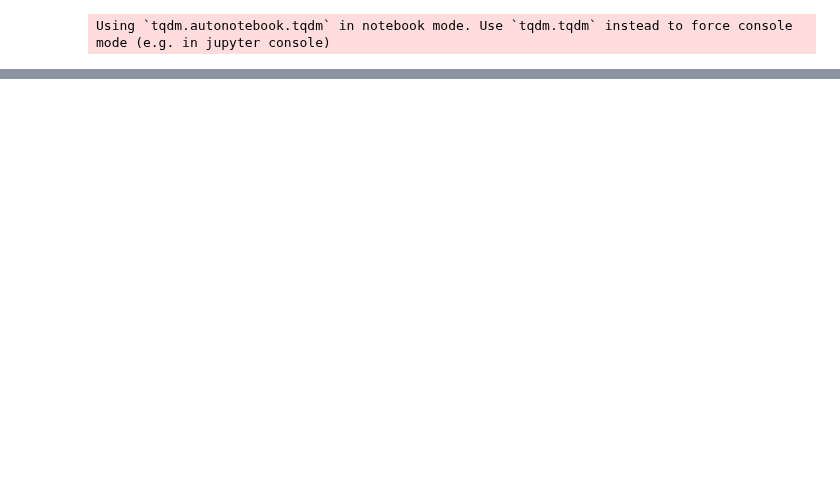
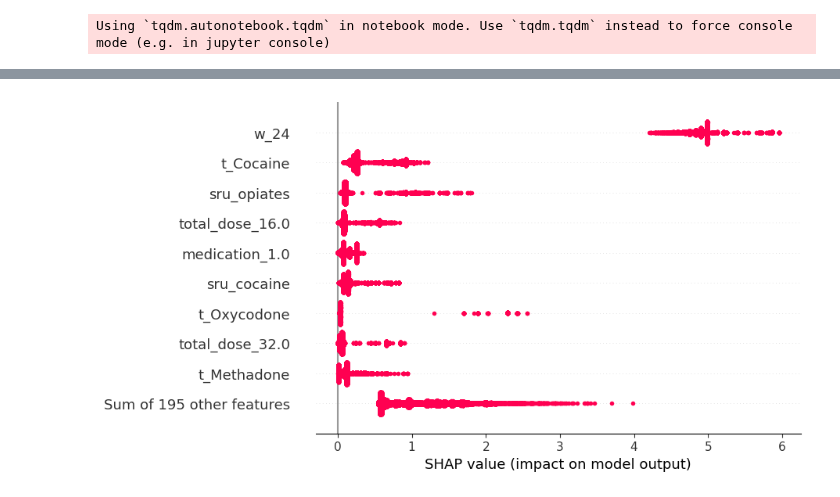
Before and after one commit to DanHerman212/oud_treatment_outcome, a Jupyter notebook: notebooks/Level_4_modeling/4_xgboost_classifier.ipynb, the cells around one changed output, grey strips where cells are left out. Cells and saved outputs as stored; diff of their text form; code cells hidden in the pictures; blank space fills up the shorter version.

```diff
--- a/notebooks/Level_4_modeling/4_xgboost_classifier.ipynb
+++ b/notebooks/Level_4_modeling/4_xgboost_classifier.ipynb
@@ -289,0 +296,4 @@ Using `tqdm.autonotebook.tqdm` in notebook mode. Use `tqdm.tqdm` instead to forc
+# %%
+shap.plots.beeswarm(shap_values.abs, color="shap_red")
+# %% [output]
+[figure, added]
```
Also changed, not shown: parts of 10 cells of this notebook.
